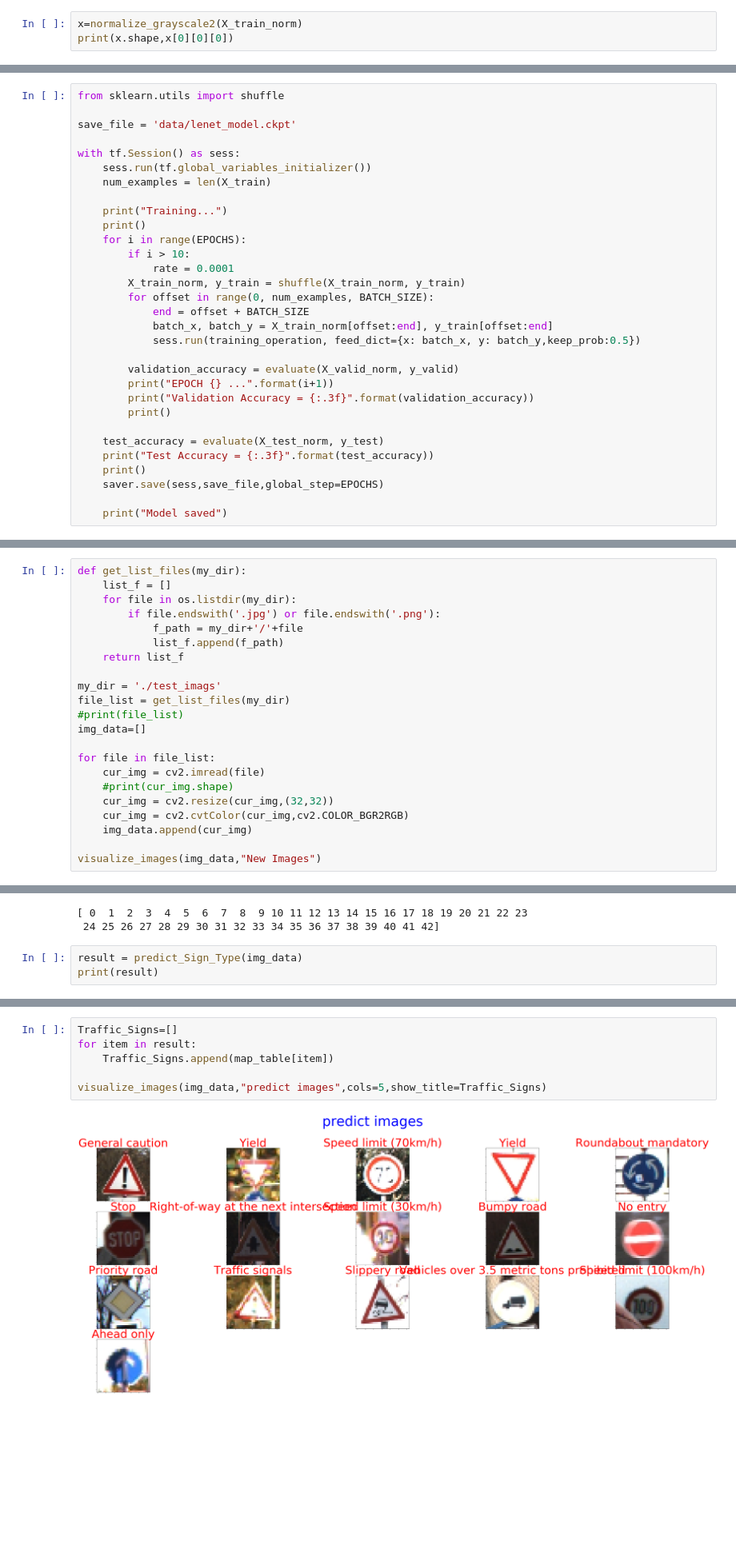
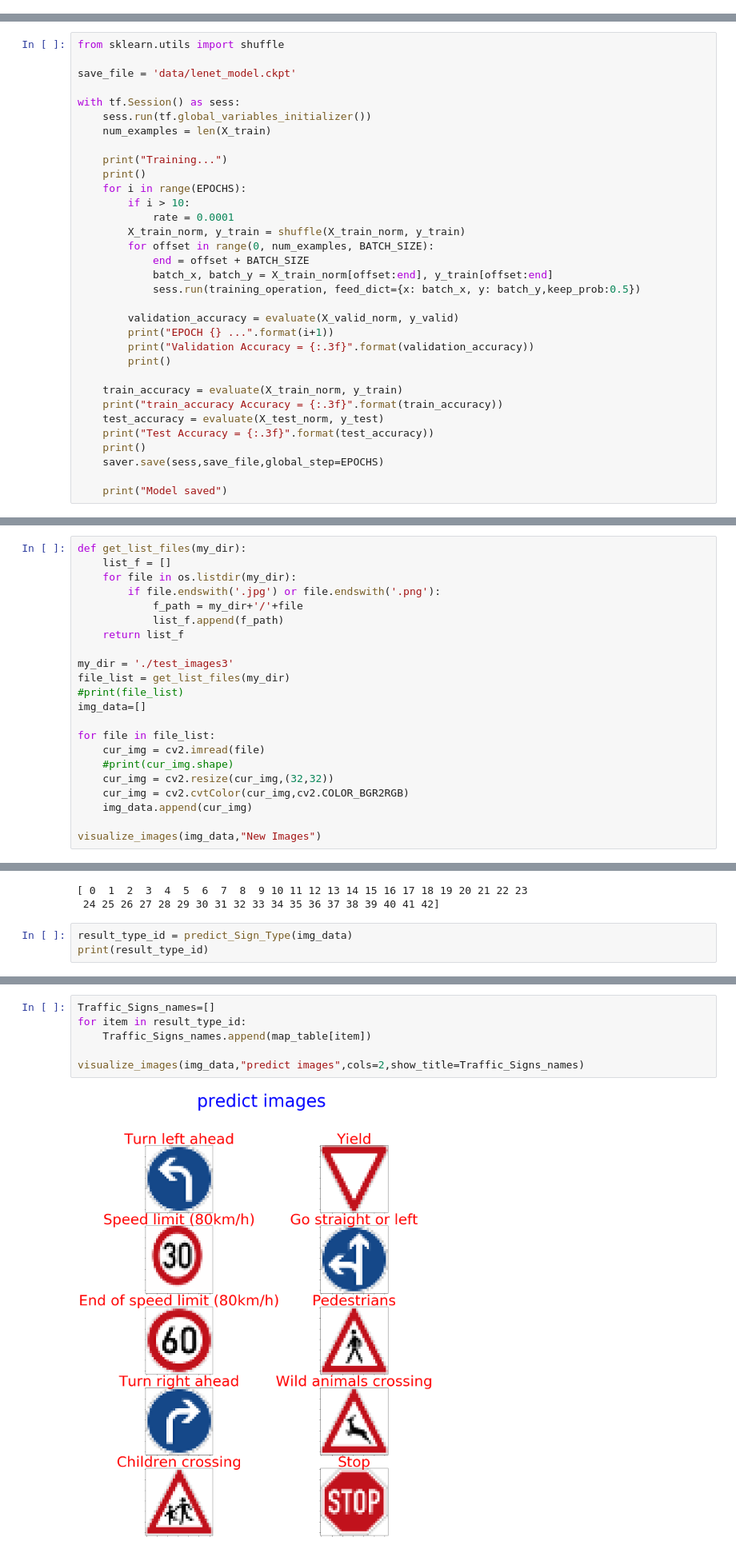
Before and after one commit to luteresa/P3_CarND-Traffic-Sign-Classifier, a Jupyter notebook: Traffic_Sign_Classifier.ipynb, the cells around one changed output, grey strips where cells are left out. Shown at 80% size. Drawn from its saved outputs; the diff is of its cells as text; blank space fills up the shorter version.

```diff
--- a/Traffic_Sign_Classifier.ipynb
+++ b/Traffic_Sign_Classifier.ipynb
@@ -295,6 +311,3 @@ print(X_train_norm[0][0][0])
 (34799, 32, 32, 3)
 (34799, 32, 32, 1)
 [-0.79296875]
-# %%
-x=normalize_grayscale2(X_train_norm)
-print(x.shape,x[0][0][0])
@@ -574,6 +507,8 @@ with tf.Session() as sess:
         print("Validation Accuracy = {:.3f}".format(validation_accuracy))
         print()
 
+    train_accuracy = evaluate(X_train_norm, y_train)
+    print("train_accuracy Accuracy = {:.3f}".format(train_accuracy))
     test_accuracy = evaluate(X_test_norm, y_test)
     print("Test Accuracy = {:.3f}".format(test_accuracy))
     print()
@@ -644,7 +583,7 @@ def get_list_files(my_dir):
             list_f.append(f_path)
     return list_f
 
-my_dir = './test_imags'
+my_dir = './test_images3'
 file_list = get_list_files(my_dir)
 #print(file_list)
 img_data=[]
@@ -687,7 +636,7 @@ map_table=dict(zip(index,name))
 [ 0  1  2  3  4  5  6  7  8  9 10 11 12 13 14 15 16 17 18 19 20 21 22 23
  24 25 26 27 28 29 30 31 32 33 34 35 36 37 38 39 40 41 42]
 # %%
-result = predict_Sign_Type(img_data)
-print(result)
+result_type_id = predict_Sign_Type(img_data)
+print(result_type_id)
 # %% [output]
 INFO:tensorflow:Restoring parameters from data/lenet_model.ckpt-30
@@ -695,10 +644,10 @@ INFO:tensorflow:Restoring parameters from data/lenet_model.ckpt-30
 # %%
-Traffic_Signs=[]
-for item in result:
-    Traffic_Signs.append(map_table[item])
+Traffic_Signs_names=[]
+for item in result_type_id:
+    Traffic_Signs_names.append(map_table[item])
 
-visualize_images(img_data,"predict images",cols=5,show_title=Traffic_Signs)
+visualize_images(img_data,"predict images",cols=2,show_title=Traffic_Signs_names)
 # %% [output]
-[figure, old version]
+[figure, new version]
 # %% [markdown]
 ### Analyze Performance
```
Also changed, not shown: parts of 24 cells of this notebook, 35 other files.
